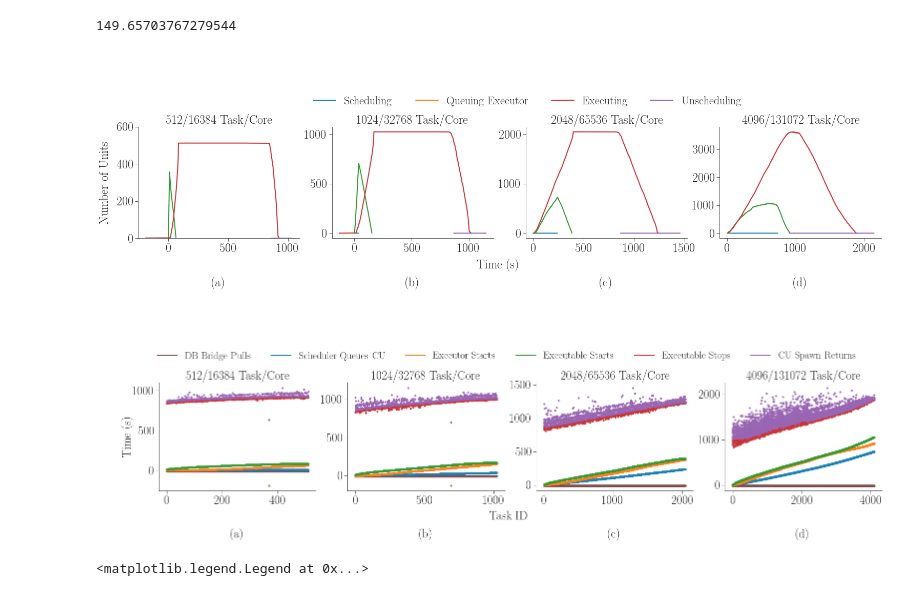
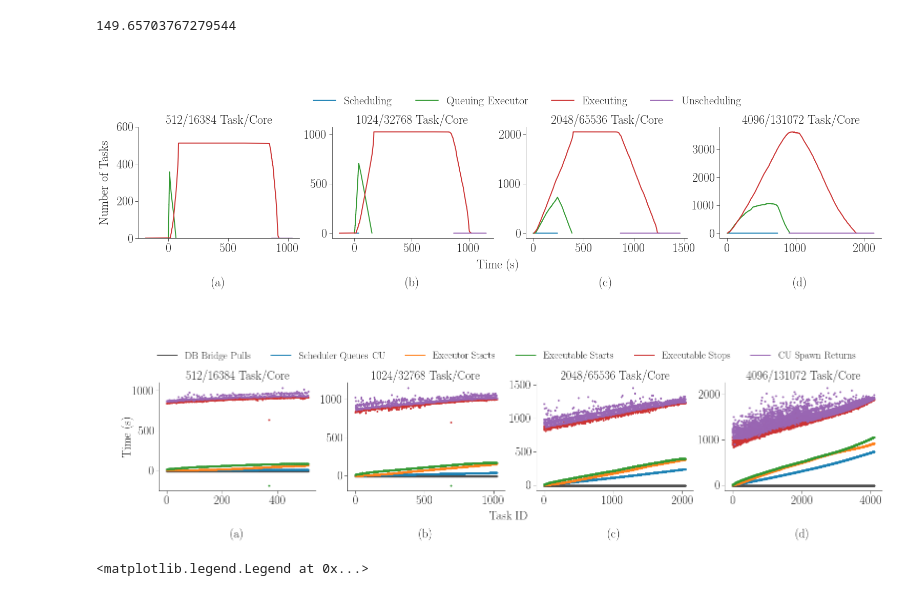
Before and after one commit to radical-experiments/rp.paper, a Jupyter notebook: analysis/rp_paper_plots.ipynb, the cells around one changed output. Saved outputs shown, nothing was run; the diff lists cells and outputs as text; code cells hidden in the pictures.

```diff
--- a/analysis/rp_paper_plots.ipynb
+++ b/analysis/rp_paper_plots.ipynb
@@ -422,13 +422,13 @@ for nunit in nunits:
     j = chr(ord(j) + 1)
 
 # Add common axes lables
-fig.text(0.085, 0.5, 'Number of Units', va='center', rotation='vertical', fontsize=24)
+fig.text(0.085, 0.5, 'Number of Tasks', va='center', rotation='vertical', fontsize=24)
 fig.text(0.5, -0.08, 'Time (s)', ha='center', fontsize=24)
 
 # Add common legend with f* proxy artists (https://matplotlib.org/users/legend_guide.html)
 fig.legend((
                 mpl.lines.Line2D([], [], color=tableau20[0]),
-                mpl.lines.Line2D([], [], color=tableau20[2]),
+                mpl.lines.Line2D([], [], color=tableau20[4]),
                 # mpl.lines.Line2D([], [], color=tableau20[4]),
                 mpl.lines.Line2D([], [], color=tableau20[6]),
                 mpl.lines.Line2D([], [], color=tableau20[8])
@@ -447,7 +447,7 @@ fig.legend((
 plt.savefig('figures/paper_titan_rp_synapse_weak_scaling_concurrency_horizontal.pdf', dpi=300, bbox_inches='tight')
 plt.savefig('figures/screen_titan_rp_synapse_weak_scaling_concurrency_horizontal.png')
 # %% [output]
-[figure, old version]
+[figure, new version]
 # %%
 nunits = [512, 1024, 2048, 4096]
 fwidth = 26
@@ -481,7 +481,7 @@ for nunit in nunits:
     ax.title.set_text('%s/%s Task/Core' % (nunit, nunit*32))
 
     # Plot data
-    ax.scatter(df['DB Bridge Pulls'].index    , df['DB Bridge Pulls']    , marker='.', color=tableau20[10]) # Agent Scheduling Component
+    ax.scatter(df['DB Bridge Pulls'].index    , df['DB Bridge Pulls']    , marker='.', color=tableau20[18]) # Agent Scheduling Component
     ax.scatter(df['Scheduler Queues CU'].index, df['Scheduler Queues CU'], marker='.', color=tableau20[0] ) # Agent Scheduling Component
     ax.scatter(df['Executor Starts'].index    , df['Executor Starts']    , marker='.', color=tableau20[2] ) # Agent Executing Component
     ax.scatter(df['Executable Starts'].index  , df['Executable Starts']  , marker='.', color=tableau20[4] ) # Synapse
@@ -493,36 +493,36 @@ for nunit in nunits:
     i = i+1
     j = chr(ord(j) + 1)
 
 # Add common axes lables
 fig.text(0.085, 0.5, 'Time (s)', va='center', rotation='vertical', fontsize=24)
 fig.text(0.5, -0.08, 'Task ID', ha='center', fontsize=24)
 
 # Add common legend with f* proxy artists (https://matplotlib.org/users/legend_guide.html)
 fig.legend((
-                mpl.lines.Line2D([], [], color=tableau20[10]),
+                mpl.lines.Line2D([], [], color=tableau20[18]),
                 mpl.lines.Line2D([], [], color=tableau20[0] ),
                 mpl.lines.Line2D([], [], color=tableau20[2] ),
                 mpl.lines.Line2D([], [], color=tableau20[4] ),
                 mpl.lines.Line2D([], [], color=tableau20[6] ),
                 mpl.lines.Line2D([], [], color=tableau20[8] )
            ),
            (
                 'DB Bridge Pulls',
                 'Scheduler Queues CU',
                 'Executor Starts',
                 'Executable Starts',
                 'Executable Stops',
                 'CU Spawn Returns',
            ),
            'upper center',
            bbox_to_anchor=(0.44, 1.4),
            fontsize=20,
            ncol=6)
 
 plt.savefig('figures/paper_titan_rp_synapse_weak_scaling_events_timeline_horizontal.pdf', dpi=300, bbox_inches='tight')
-plt.savefig('figures/screen_titan_rp_synapse_weak_scaling_events_timeline_horizontal.png')
+plt.savefig('figures/paper_titan_rp_synapse_weak_scaling_events_timeline_horizontal.png', dpi=300, bbox_inches='tight')
 # %% [output]
-[figure, old version]
+[figure, new version]
 # %%
 nunits = [512, 1024, 2048, 4096]
 fwidth = 26
```
Also changed, not shown: parts of 1 cell of this notebook, 10 other files.
